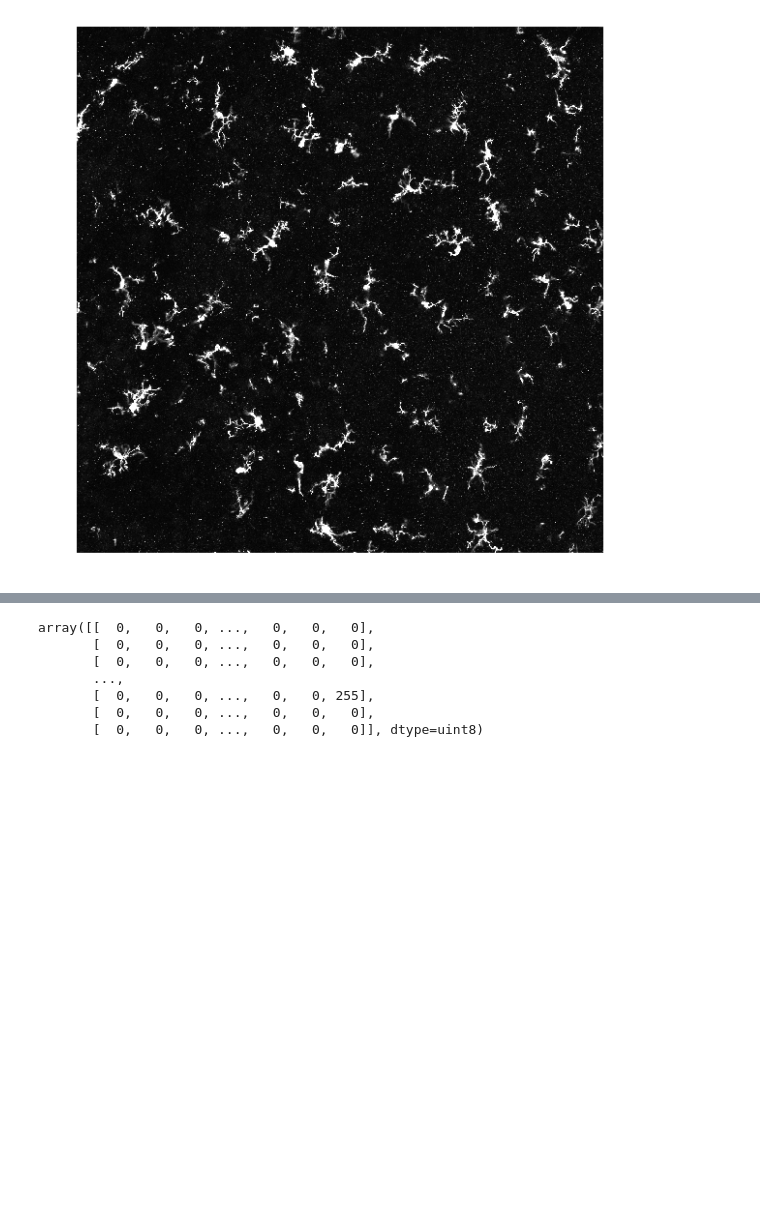
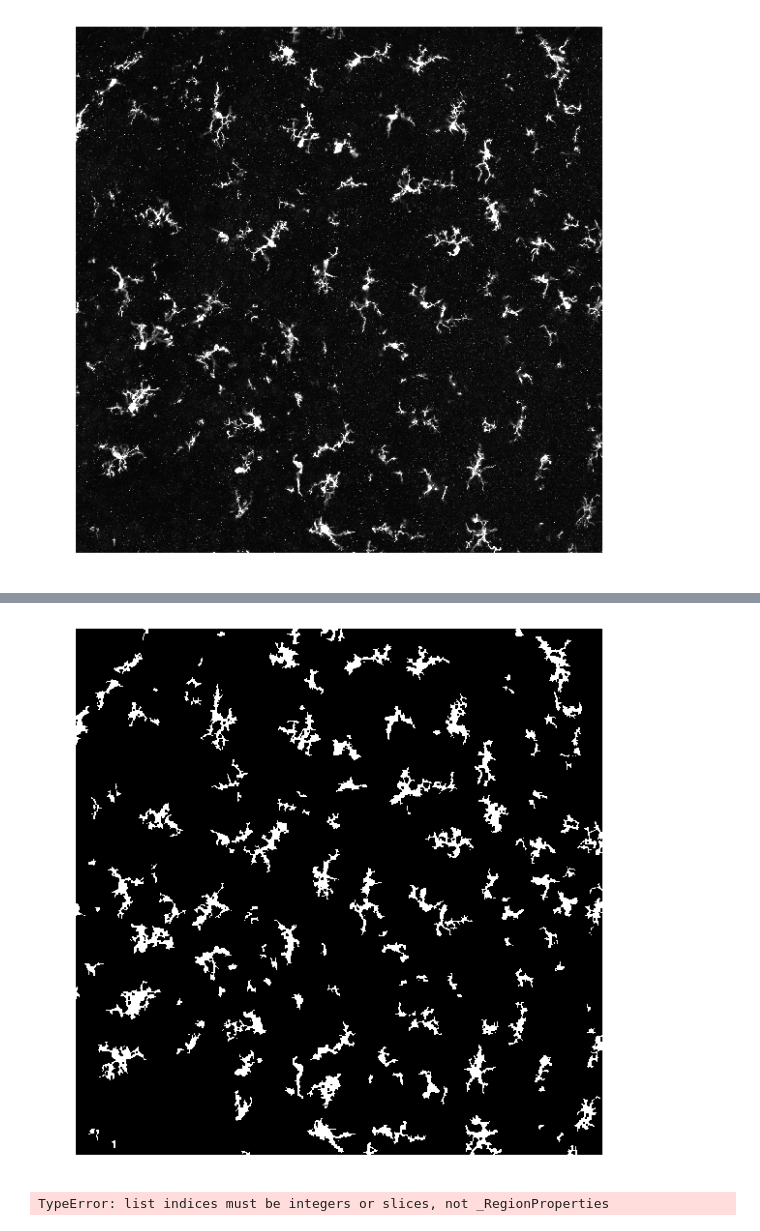
Before and after one commit to dash2927/diff_register, a Jupyter notebook: notebooks/03_22_18_translating_MatL_to_Py.ipynb, the cells around one changed output, grey strips where cells are left out. Drawn from its saved outputs; the diff is of its cells as text; code cells hidden in the pictures; blank space fills up the shorter version.

```diff
--- a/notebooks/03_22_18_translating_MatL_to_Py.ipynb
+++ b/notebooks/03_22_18_translating_MatL_to_Py.ipynb
@@ -35,11 +34 @@ op_image = op_image.astype('uint8')*255
 sio.imsave('clean_mglia_small.png', op_image)
-# %%
-op_image
-# %% [output]
-array([[  0,   0,   0, ...,   0,   0,   0],
-       [  0,   0,   0, ...,   0,   0,   0],
-       [  0,   0,   0, ...,   0,   0,   0],
-       ...,
-       [  0,   0,   0, ...,   0,   0, 255],
-       [  0,   0,   0, ...,   0,   0,   0],
-       [  0,   0,   0, ...,   0,   0,   0]], dtype=uint8)
@@ -46,5 +39,16 @@ array([[  0,   0,   0, ...,   0,   0,   0],
 # %%
-short_image, props = imp.label_image('clean_mglia_small.png')
+short_image, props = imp.label_image('clean_mglia_small.png', show=True)
+# %% [output]
+[figure, added]
+# %%
+counter = 0
+areas = []
+for mglia in props:
+    areas.append(props[mglia].area)
+
+areas
+# %% [output]
+TypeError: list indices must be integers or slices, not _RegionProperties
 # %%
 soma = closing(short_image, square(6))
 soma = opening(soma, square(13))
```
Also changed, not shown: parts of 6 cells of this notebook, 3 other files.
